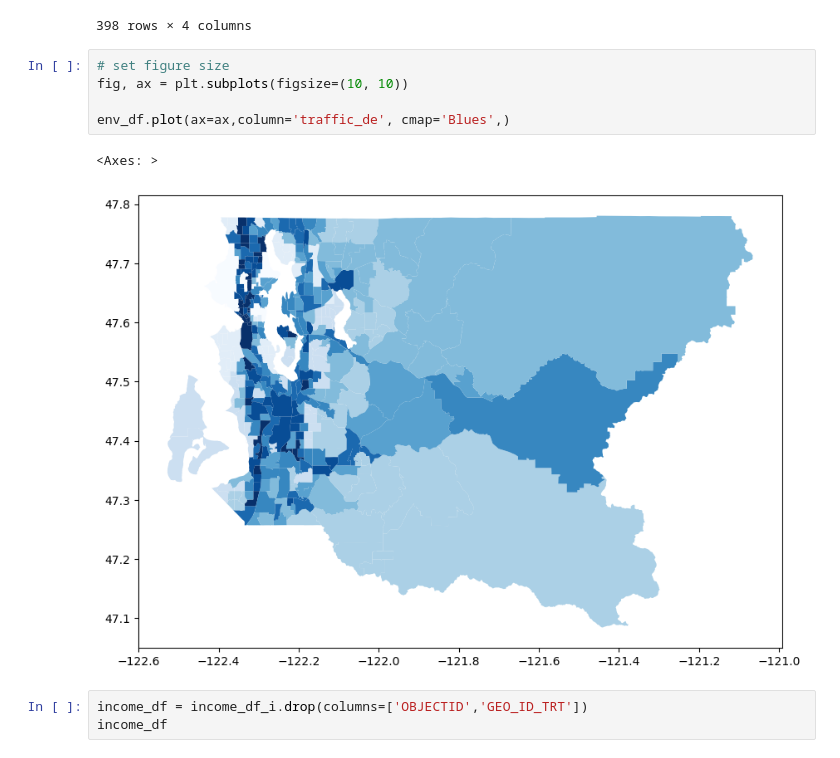
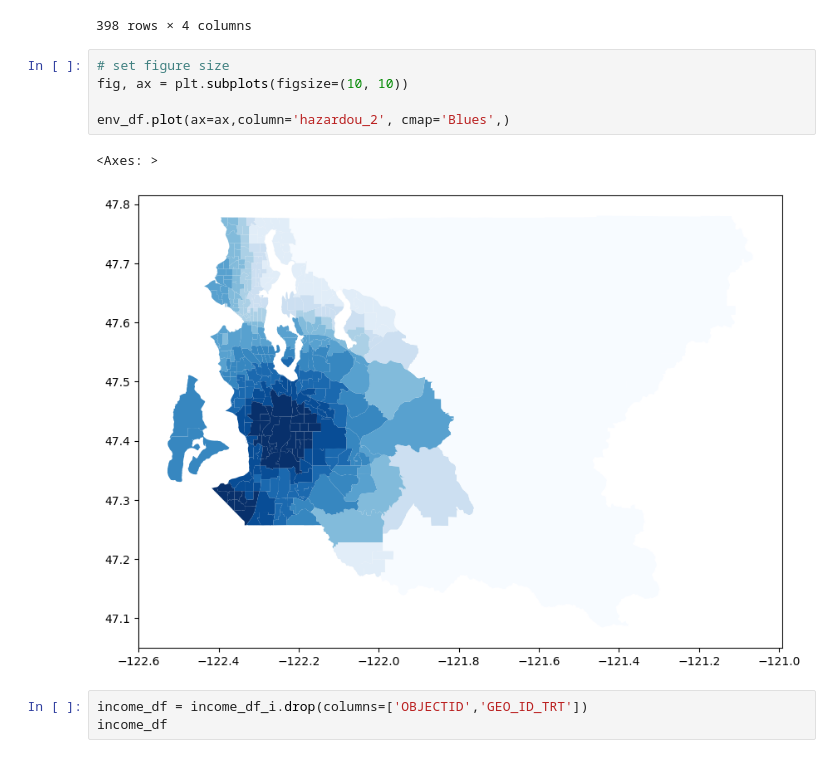
Before and after one commit to drykvf/Housing-Project, a Jupyter notebook: keanan_gis_work/Keanan_gis_code.ipynb, the cells around one changed output. Drawn from its saved outputs; the diff is of its cells as text.

```diff
--- a/keanan_gis_work/Keanan_gis_code.ipynb
+++ b/keanan_gis_work/Keanan_gis_code.ipynb
@@ -95,11 +95,11 @@ env_df
 # %%
 # set figure size
 fig, ax = plt.subplots(figsize=(10, 10))
 
-env_df.plot(ax=ax,column='traffic_de', cmap='Blues',)
+env_df.plot(ax=ax,column='hazardou_2', cmap='Blues',)
 # %% [output]
 <Axes: >
-[figure, old version]
+[figure, new version]
 # %%
 income_df = income_df_i.drop(columns=['OBJECTID','GEO_ID_TRT'])
 income_df
```
Also changed, not shown: parts of 3 cells of this notebook, 7 other files.
